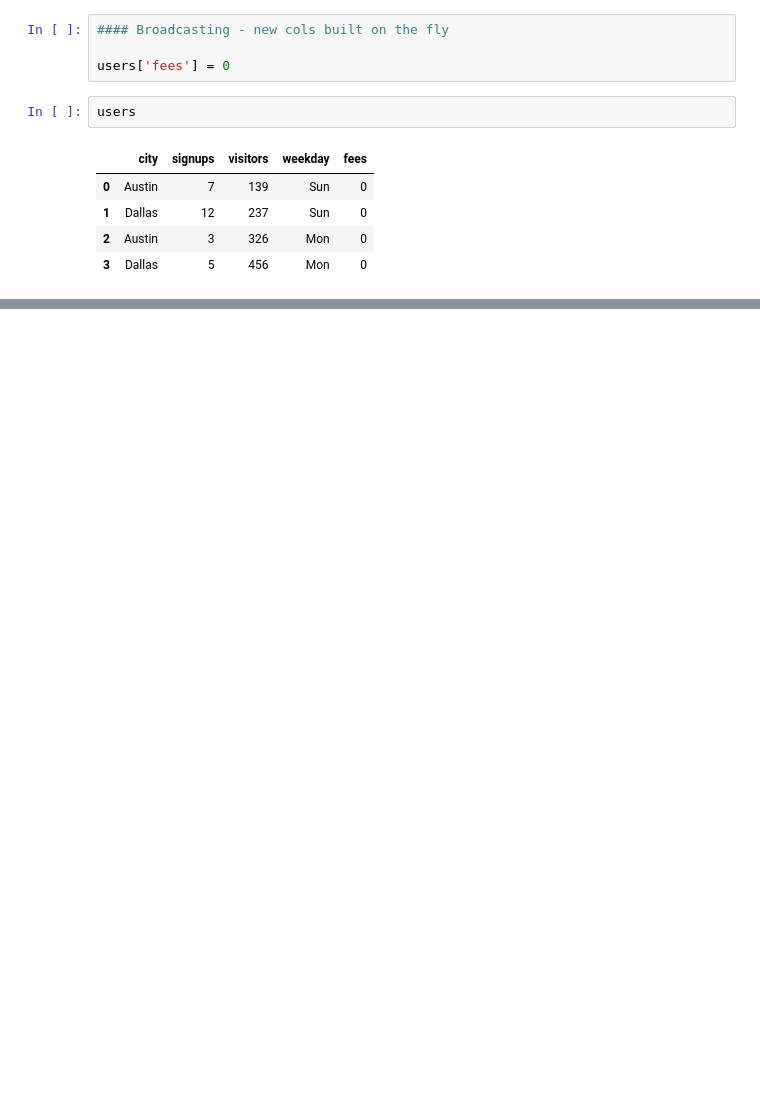
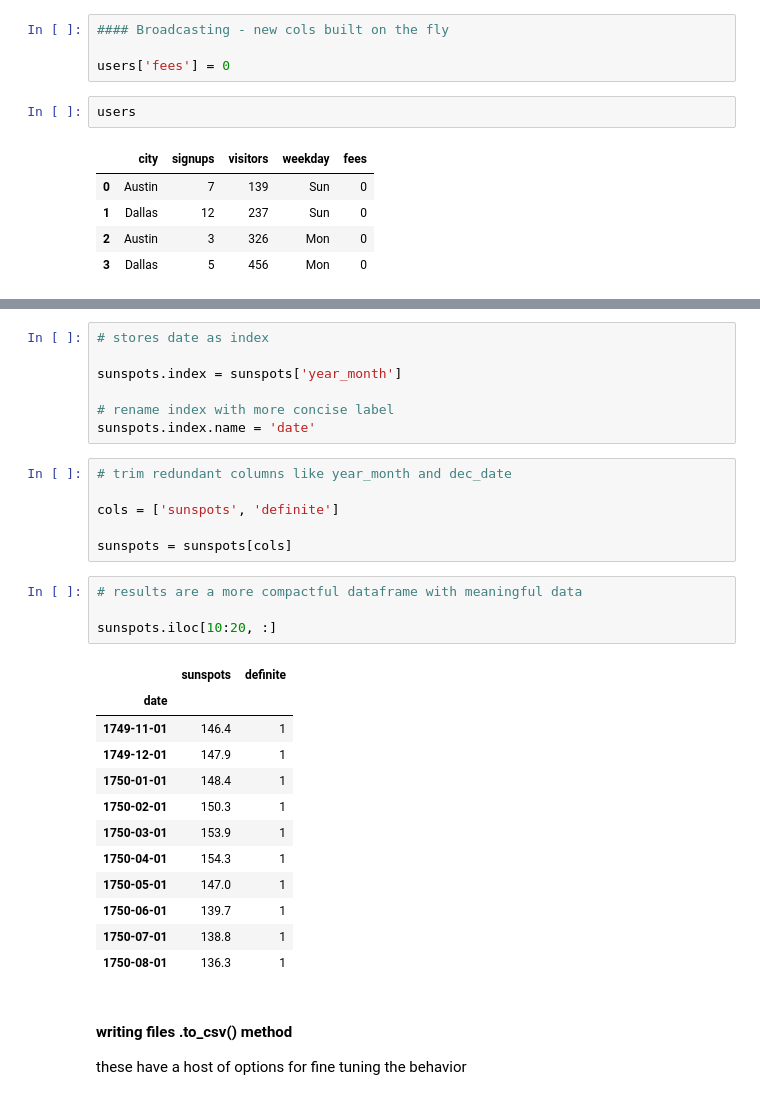
Before and after one commit to naidaire/pd_foundations, a Jupyter notebook: Pandas Foundation.ipynb, the cells around one changed output, grey strips where cells are left out. Cells and saved outputs as stored; diff of their text form; blank space fills up the shorter version.

```diff
--- a/Pandas Foundation.ipynb
+++ b/Pandas Foundation.ipynb
@@ -172,0 +329,34 @@ df
+# %%
+# stores date as index
+
+sunspots.index = sunspots['year_month']
+
+# rename index with more concise label
+sunspots.index.name = 'date'
+# %%
+# trim redundant columns like year_month and dec_date
+
+cols = ['sunspots', 'definite']
+
+sunspots = sunspots[cols]
+# %%
+# results are a more compactful dataframe with meaningful data
+
+sunspots.iloc[10:20, :]
+# %% [output]
+|  | sunspots | definite |
+| date |  |  |
+| 1749-11-01 | 146.4 | 1 |
+| 1749-12-01 | 147.9 | 1 |
+| 1750-01-01 | 148.4 | 1 |
+| 1750-02-01 | 150.3 | 1 |
+| 1750-03-01 | 153.9 | 1 |
+| 1750-04-01 | 154.3 | 1 |
+| 1750-05-01 | 147.0 | 1 |
+| 1750-06-01 | 139.7 | 1 |
+| 1750-07-01 | 138.8 | 1 |
+| 1750-08-01 | 136.3 | 1 |
+# %% [markdown]
+#### writing files .to_csv() method
+
+these have a host of options for fine tuning the behavior
```
Also changed, not shown: parts of 22 cells of this notebook, 4 other files.
